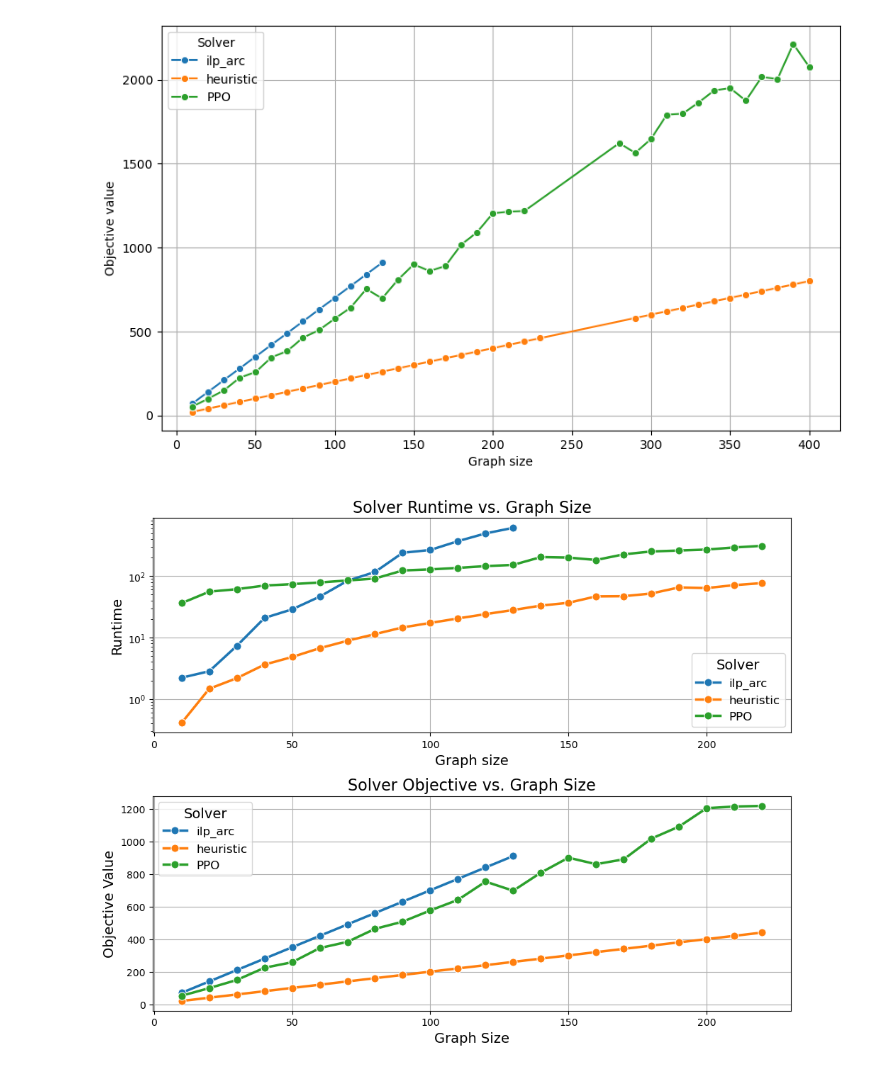
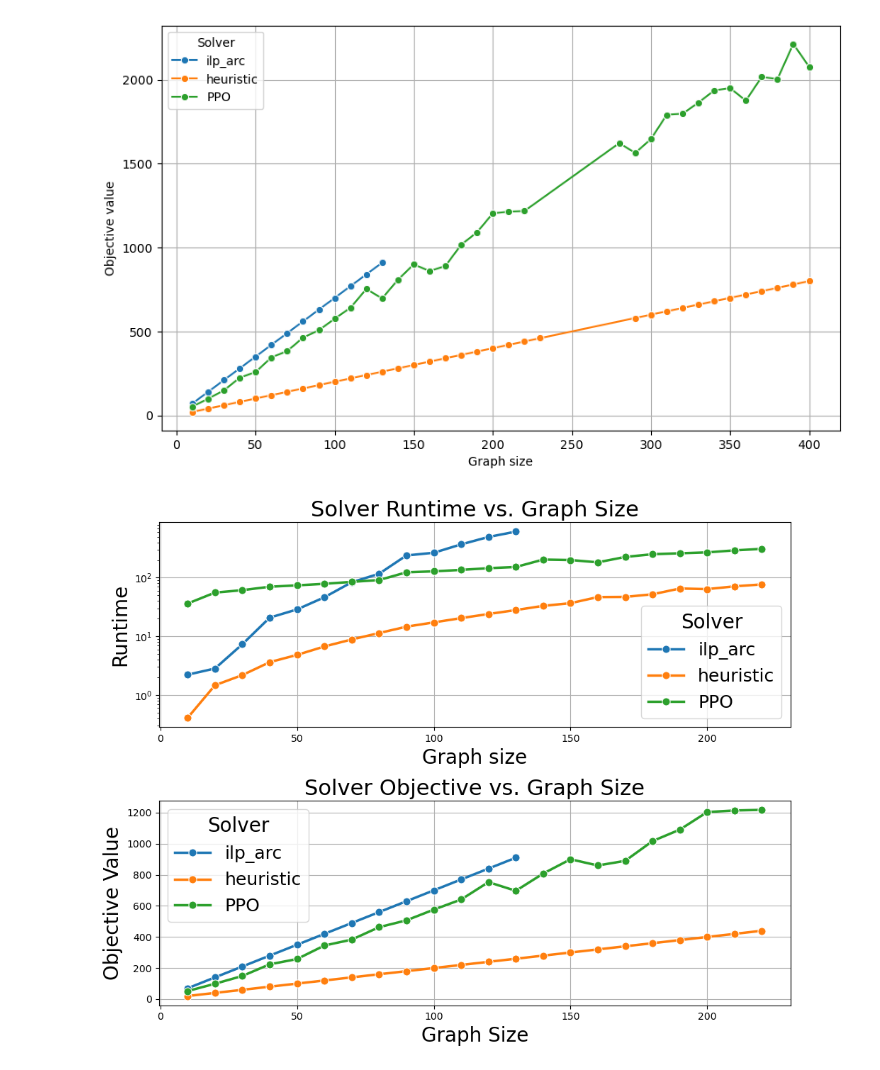
Before and after one commit to OrsoF/mec-placement-benchmarks, a Jupyter notebook: data_plot_tree.ipynb, the cells around one changed output. Cells and saved outputs as stored; diff of their text form; code cells hidden in the pictures.

```diff
--- a/data_plot_tree.ipynb
+++ b/data_plot_tree.ipynb
@@ -52,39 +52,43 @@ df = df[df['users'] <= 220]
 fig, axes = plt.subplots(2, 1, figsize=(10, 8))
 
 # Common parameters for the plots
 common_params = {
     'data': df,
     'x': 'users',
     'hue': 'solver',
     'marker': 'o',
     'linewidth': 2.5,  # Thicker lines
     'markersize': 8,   # Larger markers
     'ax': None
 }
 
+fontsize_title = 22
+fontsize_labels = 20
+fontsize_legend = 18
+
 # Plot runtime vs users
 common_params['ax'] = axes[0]
 sns.lineplot(y='runtime', **common_params)
-axes[0].set_title("Solver Runtime vs. Graph Size", fontsize=16)
-axes[0].set_xlabel("Graph size", fontsize=14)
-axes[0].set_ylabel("Runtime", fontsize=14)
+axes[0].set_title("Solver Runtime vs. Graph Size", fontsize=fontsize_title)
+axes[0].set_xlabel("Graph size", fontsize=fontsize_labels)
+axes[0].set_ylabel("Runtime", fontsize=fontsize_labels)
 axes[0].set_yscale("log")
-axes[0].legend(title="Solver", fontsize=12, title_fontsize=14)
+axes[0].legend(title="Solver", fontsize=fontsize_legend, title_fontsize=fontsize_legend+2)
 axes[0].grid(True)
 
 # Plot score vs users
 common_params['ax'] = axes[1]
 sns.lineplot(y='score', **common_params)
-axes[1].set_title("Solver Objective vs. Graph Size", fontsize=16)
-axes[1].set_xlabel("Graph Size", fontsize=14)
-axes[1].set_ylabel("Objective Value", fontsize=14)
-axes[1].legend(title="Solver", fontsize=12, title_fontsize=14)
+axes[1].set_title("Solver Objective vs. Graph Size", fontsize=fontsize_title)
+axes[1].set_xlabel("Graph Size", fontsize=fontsize_labels)
+axes[1].set_ylabel("Objective Value", fontsize=fontsize_labels)
+axes[1].legend(title="Solver", fontsize=fontsize_legend, title_fontsize=fontsize_legend+2)
 axes[1].grid(True)
 axes[1].grid(True)
 
 # Adjust layout and save the figure
 plt.tight_layout()
 plt.savefig('final_tree.pdf', bbox_inches='tight', dpi=300)
 plt.show()
 # %% [output]
-[figure, old version]
+[figure, new version]
```
Also changed, not shown: parts of 1 cell of this notebook, 8 other files.
